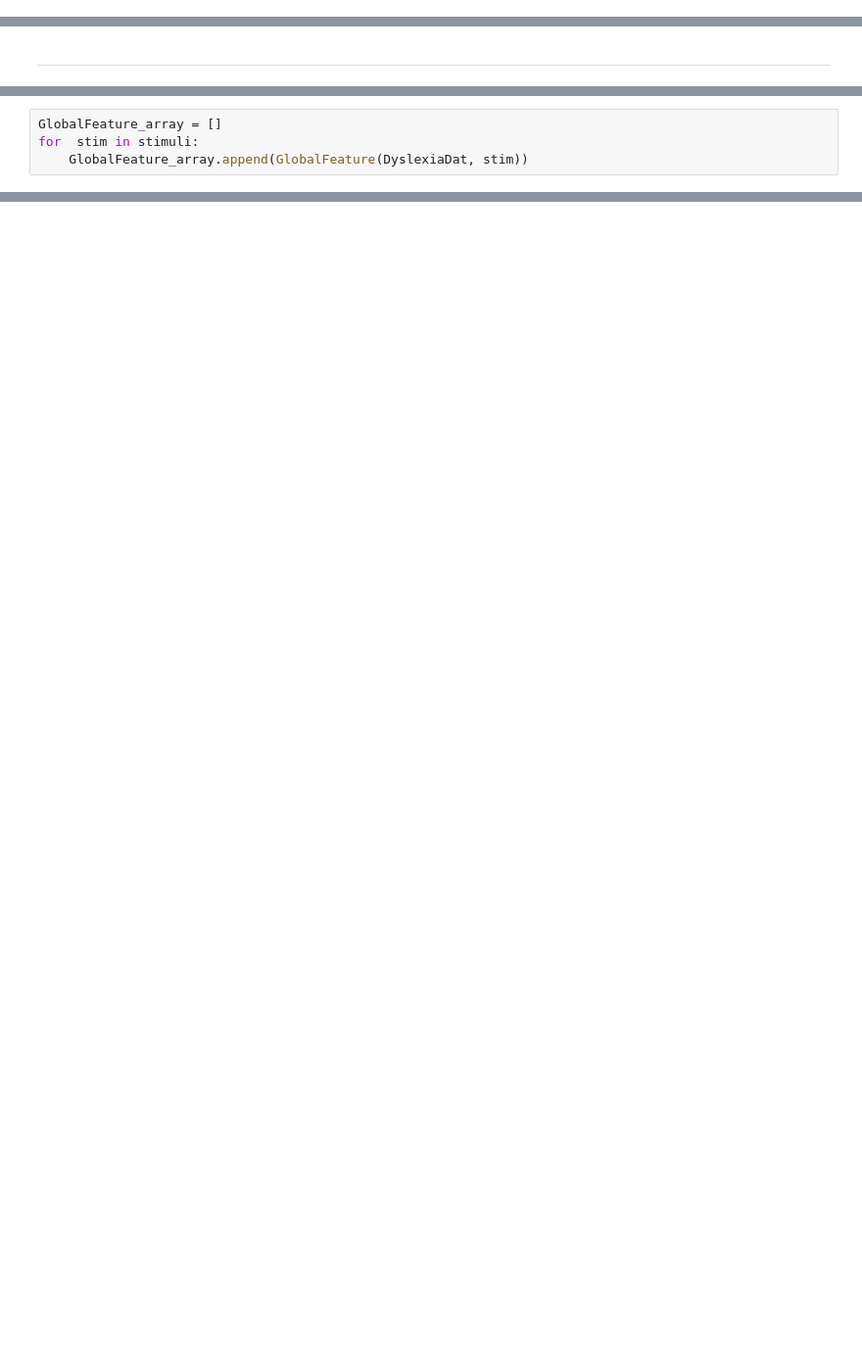
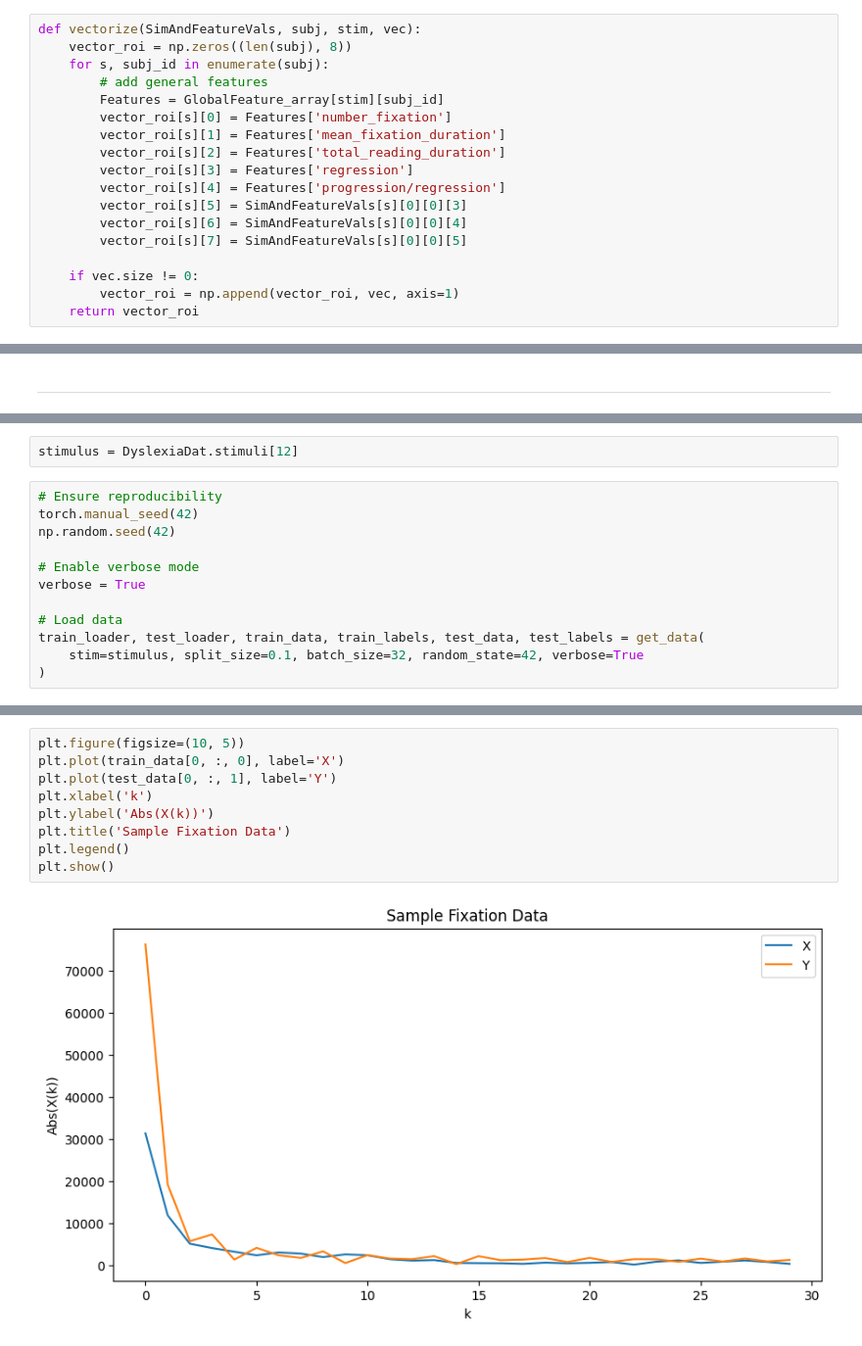
Before and after one commit to nicofilippucci/PyEyeSim, a Jupyter notebook: Notebooks/GrazDataVisualization2.ipynb, the cells around one changed output, grey strips where cells are left out. Shown at 98% size. Cells and saved outputs as stored; diff of their text form; blank space fills up the shorter version.

```diff
--- a/Notebooks/GrazDataVisualization2.ipynb
+++ b/Notebooks/GrazDataVisualization2.ipynb
@@ -866,0 +1255,18 @@ False negatives: 12.0
+# %%
+def vectorize(SimAndFeatureVals, subj, stim, vec):
+    vector_roi = np.zeros((len(subj), 8))
+    for s, subj_id in enumerate(subj):
+        # add general features
+        Features = GlobalFeature_array[stim][subj_id]
+        vector_roi[s][0] = Features['number_fixation']
+        vector_roi[s][1] = Features['mean_fixation_duration']
+        vector_roi[s][2] = Features['total_reading_duration']
+        vector_roi[s][3] = Features['regression']
+        vector_roi[s][4] = Features['progression/regression']
+        vector_roi[s][5] = SimAndFeatureVals[s][0][0][3]
+        vector_roi[s][6] = SimAndFeatureVals[s][0][0][4]
+        vector_roi[s][7] = SimAndFeatureVals[s][0][0][5]
+
+    if vec.size != 0:
+        vector_roi = np.append(vector_roi, vec, axis=1)
+    return vector_roi
@@ -913,4 +1422,0 @@ def GlobalFeature(self, stim):
-# %%
-GlobalFeature_array = []
-for  stim in stimuli:
-    GlobalFeature_array.append(GlobalFeature(DyslexiaDat, stim))
@@ -1070,0 +1553,14 @@ print(f'False negatives: {conf_matrix[1, 0]}')
+# %%
+stimulus = DyslexiaDat.stimuli[12]
+# %%
+# Ensure reproducibility
+torch.manual_seed(42)
+np.random.seed(42)
+
+# Enable verbose mode
+verbose = True
+
+# Load data
+train_loader, test_loader, train_data, train_labels, test_data, test_labels = get_data(
+    stim=stimulus, split_size=0.1, batch_size=32, random_state=42, verbose=True
+)
@@ -1070,0 +1571,11 @@ print(f'False negatives: {conf_matrix[1, 0]}')
+# %%
+plt.figure(figsize=(10, 5))
+plt.plot(train_data[0, :, 0], label='X')
+plt.plot(test_data[0, :, 1], label='Y')
+plt.xlabel('k')
+plt.ylabel('Abs(X(k))')
+plt.title('Sample Fixation Data')
+plt.legend()
+plt.show()
+# %% [output]
+[figure, added]
```
Also changed, not shown: parts of 60 cells of this notebook, 3 other files.
